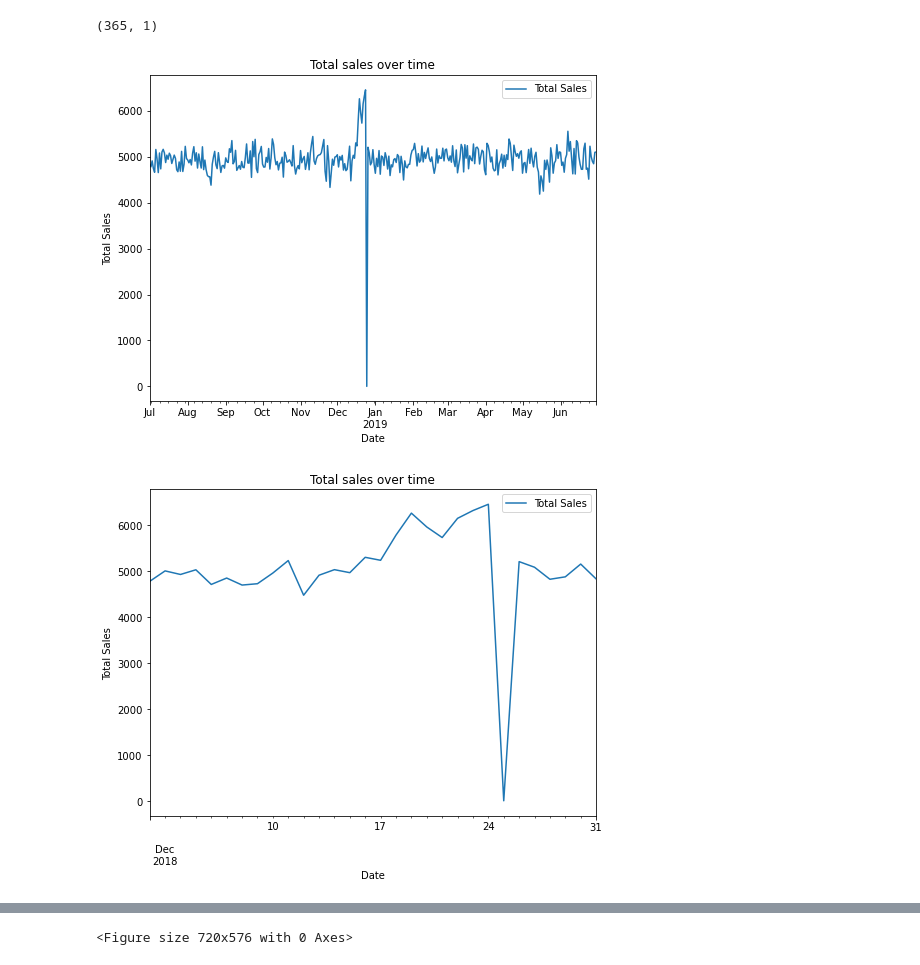
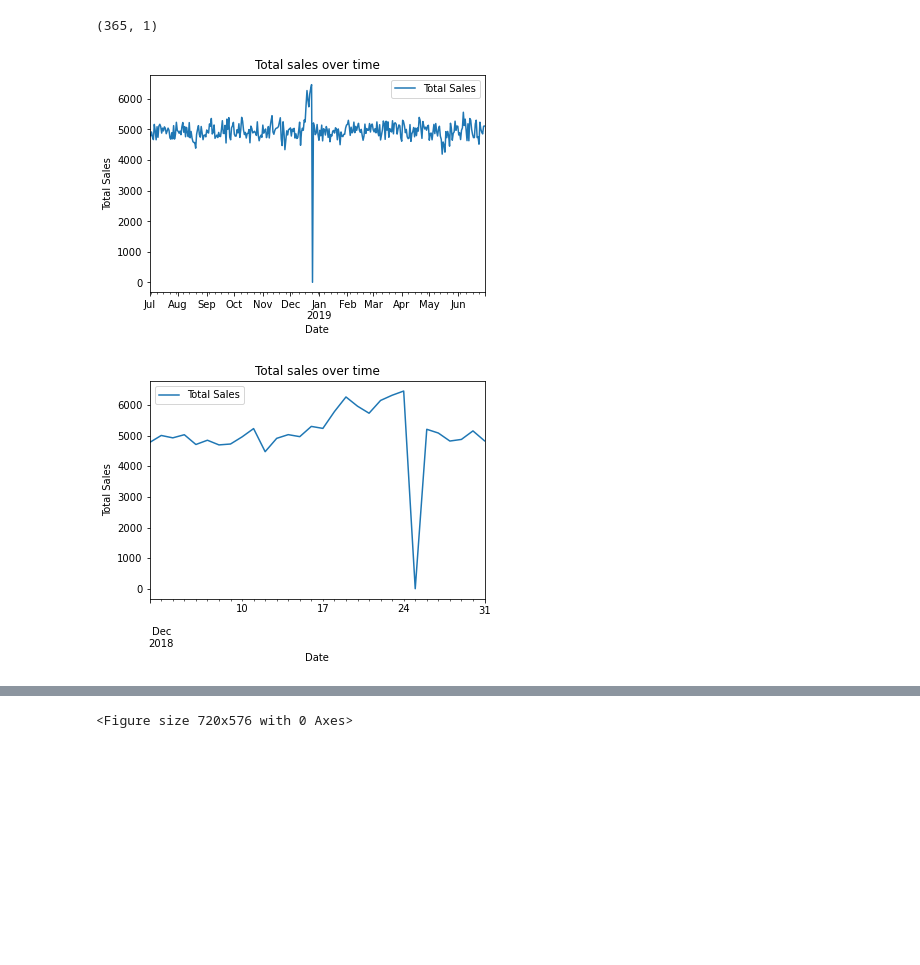
Before and after one commit to KexinYao/Quantium-virtual-internship, a Jupyter notebook: Quantium-virtual-internship-task-1.ipynb, the cells around one changed output, grey strips where cells are left out. Saved outputs shown, nothing was run; the diff lists cells and outputs as text; code cells hidden in the pictures; blank space fills up the shorter version.

```diff
--- a/Quantium-virtual-internship-task-1.ipynb
+++ b/Quantium-virtual-internship-task-1.ipynb
@@ -333,21 +333,21 @@ date_total.shape
 (365, 1)
 # %%
 # See the total sales over the year
-date_total.plot(kind='line',figsize=(8,6))
+date_total.plot(kind='line',figsize=(6,4))
 plt.title('Total sales over time')
 plt.xlabel('Date')
 plt.ylabel('Total Sales')
 plt.show()
 # %% [output]
-[figure, old version]
+[figure, new version]
 # %%
 #See the December total sales
 Dec_date_total = date_total[(date_total.index > "2018-12-1") & (date_total.index < "2019-1-1")]
-Dec_date_total.plot(kind='line',figsize=(8,6))
+Dec_date_total.plot(kind='line',figsize=(6,4))
 plt.title('Total sales over time')
 plt.xlabel('Date')
 plt.ylabel('Total Sales')
 plt.show()
 # %% [output]
-[figure, old version]
+[figure, new version]
 # %%
```
Also changed, not shown: parts of 15 cells of this notebook.
